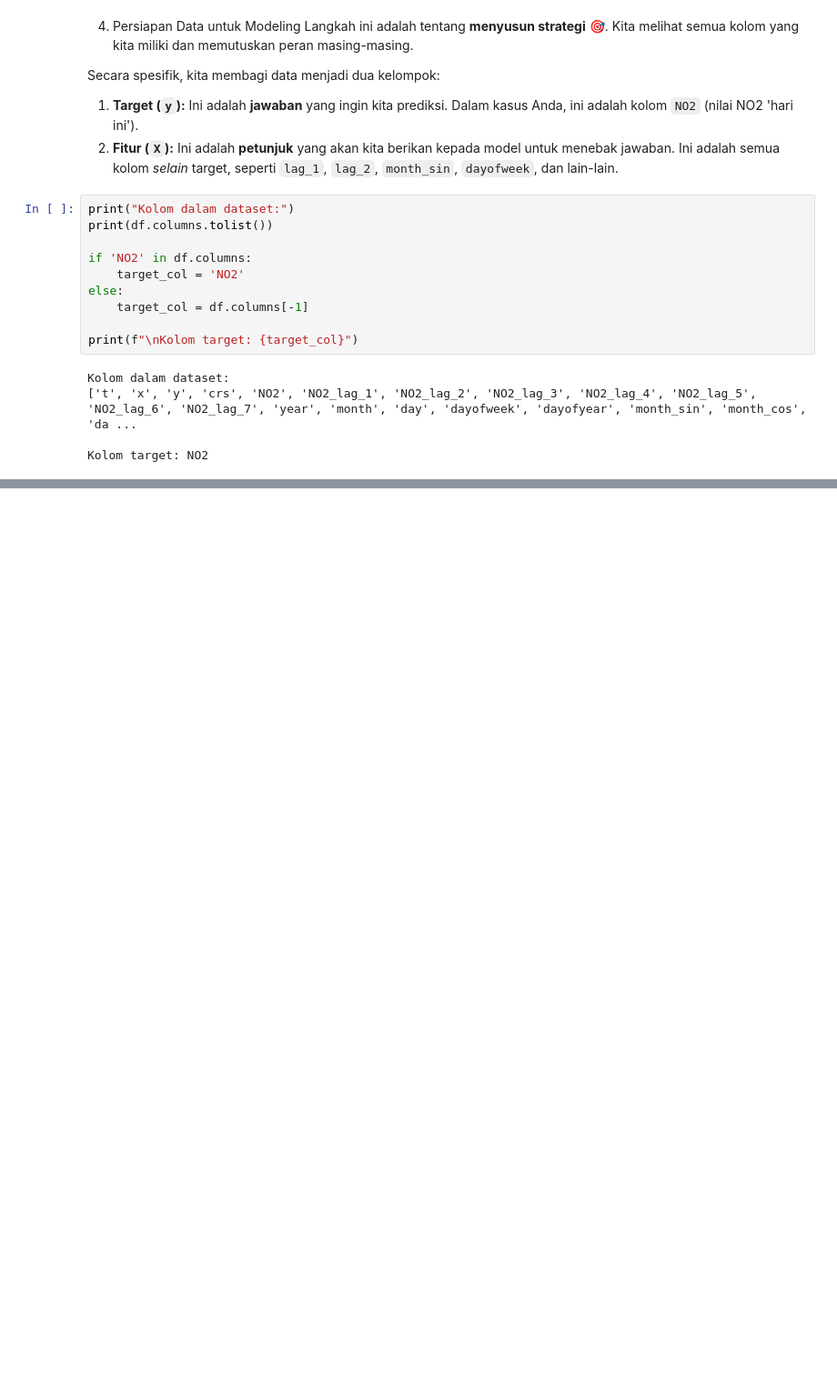
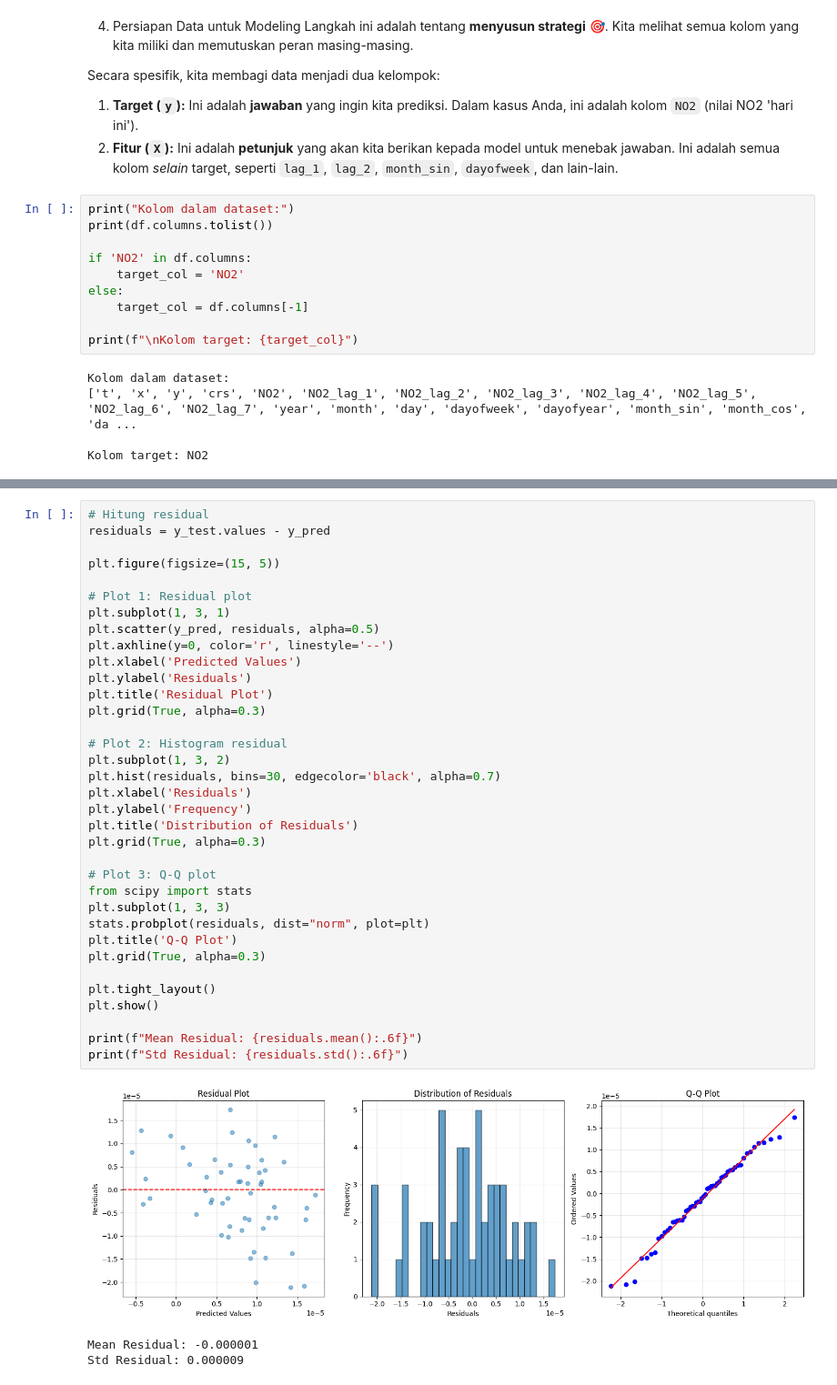
Before and after one commit to dhyos/PSD, a Jupyter notebook: _sources/DataCrawling.ipynb, the cells around one changed output, grey strips where cells are left out. Shown at 91% size. Drawn from its saved outputs; the diff is of its cells as text; blank space fills up the shorter version.

```diff
--- a/_sources/DataCrawling.ipynb
+++ b/_sources/DataCrawling.ipynb
@@ -585,0 +871,39 @@ Kolom target: NO2
+# %%
+# Hitung residual
+residuals = y_test.values - y_pred
+
+plt.figure(figsize=(15, 5))
+
+# Plot 1: Residual plot
+plt.subplot(1, 3, 1)
+plt.scatter(y_pred, residuals, alpha=0.5)
+plt.axhline(y=0, color='r', linestyle='--')
+plt.xlabel('Predicted Values')
+plt.ylabel('Residuals')
+plt.title('Residual Plot')
+plt.grid(True, alpha=0.3)
+
+# Plot 2: Histogram residual
+plt.subplot(1, 3, 2)
+plt.hist(residuals, bins=30, edgecolor='black', alpha=0.7)
+plt.xlabel('Residuals')
+plt.ylabel('Frequency')
+plt.title('Distribution of Residuals')
+plt.grid(True, alpha=0.3)
+
+# Plot 3: Q-Q plot
+from scipy import stats
+plt.subplot(1, 3, 3)
+stats.probplot(residuals, dist="norm", plot=plt)
+plt.title('Q-Q Plot')
+plt.grid(True, alpha=0.3)
+
+plt.tight_layout()
+plt.show()
+
+print(f"Mean Residual: {residuals.mean():.6f}")
+print(f"Std Residual: {residuals.std():.6f}")
+# %% [output]
+[figure, added]
+Mean Residual: -0.000001
+Std Residual: 0.000009
```
Also changed, not shown: parts of 23 cells of this notebook, 6 other files.
